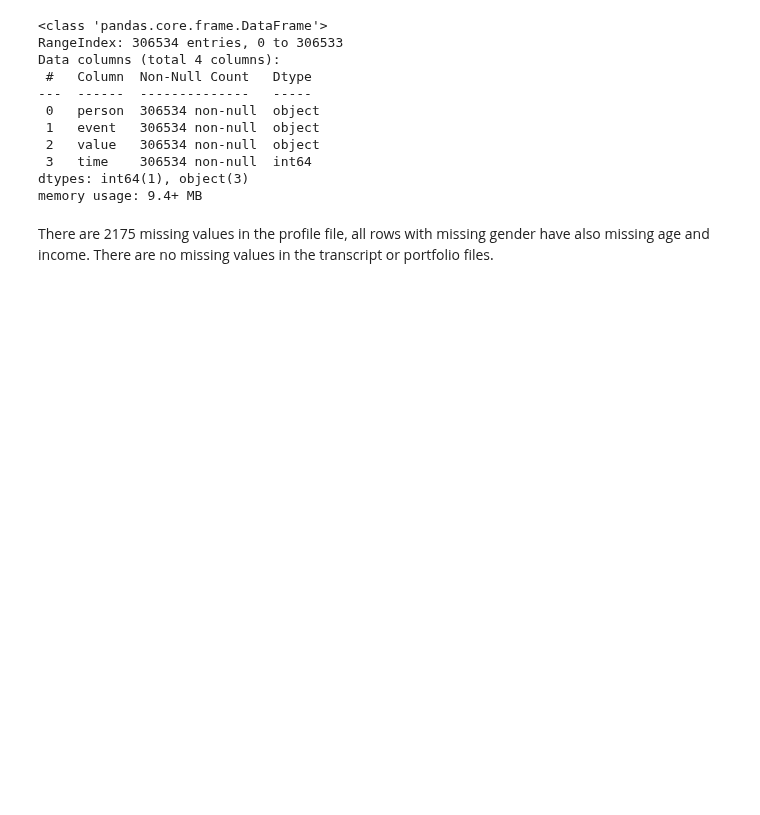
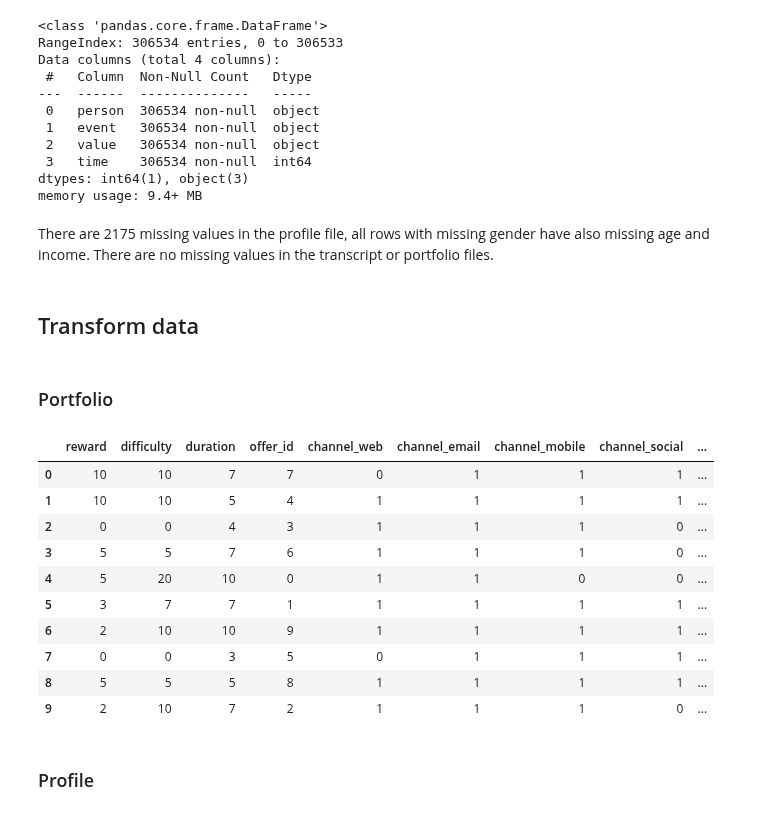
Before and after one commit to kubaid/dsnd-capstone-project, a Jupyter notebook: starbucks.ipynb, the cells around one changed output. Drawn from its saved outputs; the diff is of its cells as text; code cells hidden in the pictures; blank space fills up the shorter version.

Commit message:
Transform and merge data

```diff
--- a/starbucks.ipynb
+++ b/starbucks.ipynb
@@ -176,3 +176,38 @@ memory usage: 9.4+ MB
 # %% [markdown]
 There are 2175 missing values in the profile file, all rows with missing gender have also missing age and income.
 There are no missing values in the transcript or portfolio files.
+# %% [markdown]
+## Transform data
+# %% [markdown]
+### Portfolio
+# %%
+# Create a LabelEncoder object
+le_offer_id = LabelEncoder()
+# Fit and transform string offer IDs to numerical values
+le_offer_id.fit(pd.concat([portfolio['id'], pd.Series(np.nan)]))
+encoded_offer_id = le_offer_id.transform(portfolio['id'])
+portfolio['id'] = encoded_offer_id
+portfolio.rename(columns={'id': "offer_id"}, inplace=True)
+# %%
+channels = ['web', 'email', 'mobile', 'social']
+for channel in channels:
+    portfolio['channel_' + channel] = portfolio['channels'].apply(lambda x: 1 if channel in x else 0)
+portfolio.drop(columns='channels', inplace=True)
+# %%
+portfolio = pd.get_dummies(portfolio, columns=['offer_type'], dtype=np.uint8)
+# %%
+portfolio
+# %% [output]
+|  | reward | difficulty | duration | offer_id | channel_web | channel_email | channel_mobile | channel_social | ... |
+| 0 | 10 | 10 | 7 | 7 | 0 | 1 | 1 | 1 | ... |
+| 1 | 10 | 10 | 5 | 4 | 1 | 1 | 1 | 1 | ... |
+| 2 | 0 | 0 | 4 | 3 | 1 | 1 | 1 | 0 | ... |
+| 3 | 5 | 5 | 7 | 6 | 1 | 1 | 1 | 0 | ... |
+| 4 | 5 | 20 | 10 | 0 | 1 | 1 | 0 | 0 | ... |
+| 5 | 3 | 7 | 7 | 1 | 1 | 1 | 1 | 1 | ... |
+| 6 | 2 | 10 | 10 | 9 | 1 | 1 | 1 | 1 | ... |
+| 7 | 0 | 0 | 3 | 5 | 0 | 1 | 1 | 1 | ... |
+| 8 | 5 | 5 | 5 | 8 | 1 | 1 | 1 | 1 | ... |
+| 9 | 2 | 10 | 7 | 2 | 1 | 1 | 1 | 0 | ... |
+# %% [markdown]
+### Profile
```
Also changed, not shown: parts of 22 cells of this notebook.
